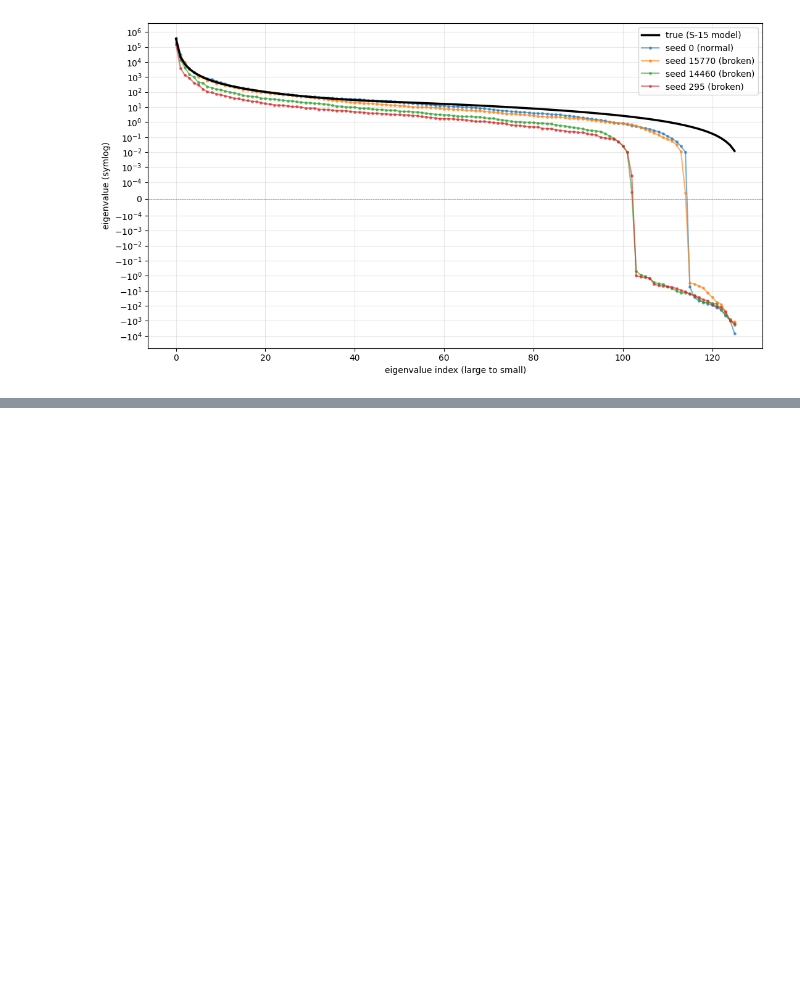
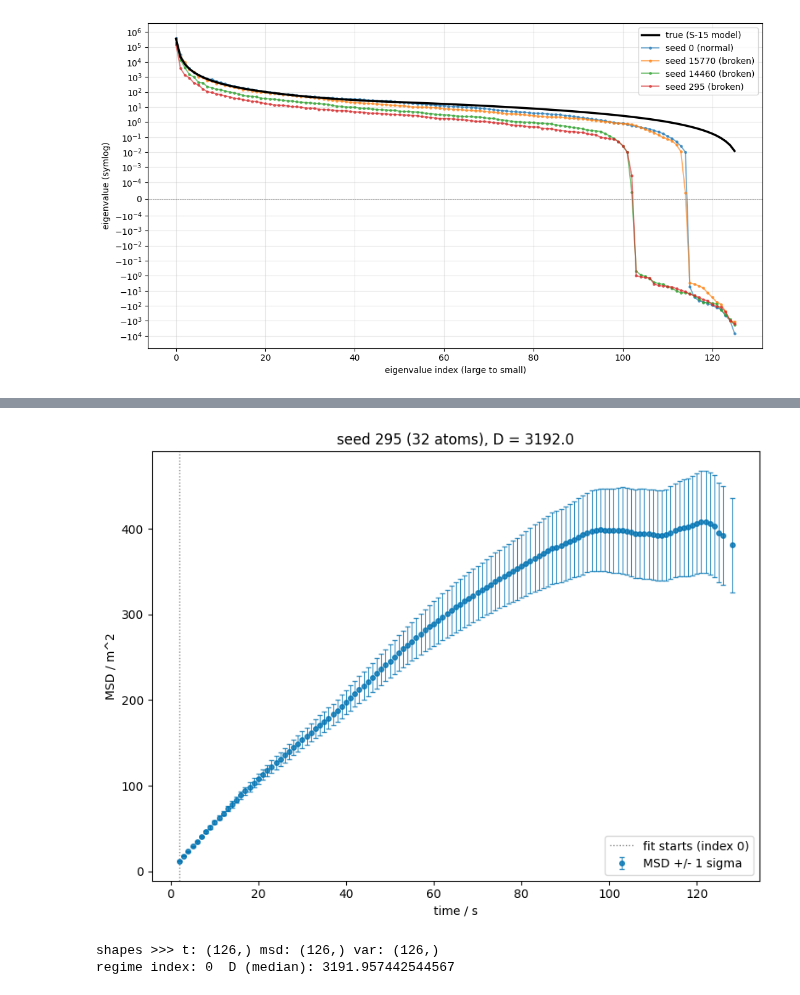
Before and after one commit to ShubhamX57/kappa-kinisi, a Jupyter notebook: code/Anomalous_D_Value_Inspect_full.ipynb, the cells around one changed output, grey strips where cells are left out. Cells and saved outputs as stored; diff of their text form; code cells hidden in the pictures; blank space fills up the shorter version.

```diff
--- a/code/Anomalous_D_Value_Inspect_full.ipynb
+++ b/code/Anomalous_D_Value_Inspect_full.ipynb
@@ -750,0 +883,53 @@ frac_neg  : normal [0.000, 0.611], anom [0.008, 0.008], rho=-0.188
+# %%
+a = build_analyzer(295, atoms=32)
+
+t = a.dt.values
+
+msd = a.msd.values
+
+
+
+
+da = a.diff.dg['da']
+
+var = da.data.variances
+
+err = np.sqrt(var) if var is not None else None
+
+
+
+regime = a.diff.diff_regime
+
+d_med = float(np.median(a.D.values))
+
+
+
+
+fig, ax = plt.subplots(figsize=(8, 6))
+
+ax.errorbar(t, msd, yerr=err, fmt='o', ms=4, color='#0173B2',
+            ecolor='#0173B2', elinewidth=0.8, capsize=2, alpha=0.8, label='MSD +/- 1 sigma')
+
+ax.axvline(t[regime], color='0.5', ls=':', lw=1, label=f'fit starts (index {regime})')
+
+ax.set_xlabel(f'time / {a.dt.unit}')
+
+ax.set_ylabel(f'MSD / {a.msd.unit}')
+
+ax.set_title(f'seed 295 (32 atoms), D = {d_med:.1f}')
+
+ax.legend()
+
+plt.tight_layout()
+
+plt.savefig('seed295_msd.png', dpi=150, bbox_inches='tight')
+
+plt.show()
+
+
+print("shapes >>> t:", t.shape, "msd:", msd.shape, "var:", None if var is None else var.shape)
+print("regime index:", regime, " D (median):", d_med)
+# %% [output]
+[figure, added]
+shapes >>> t: (126,) msd: (126,) var: (126,)
+regime index: 0  D (median): 3191.957442544567
```
Also changed, not shown: parts of 53 cells of this notebook.
